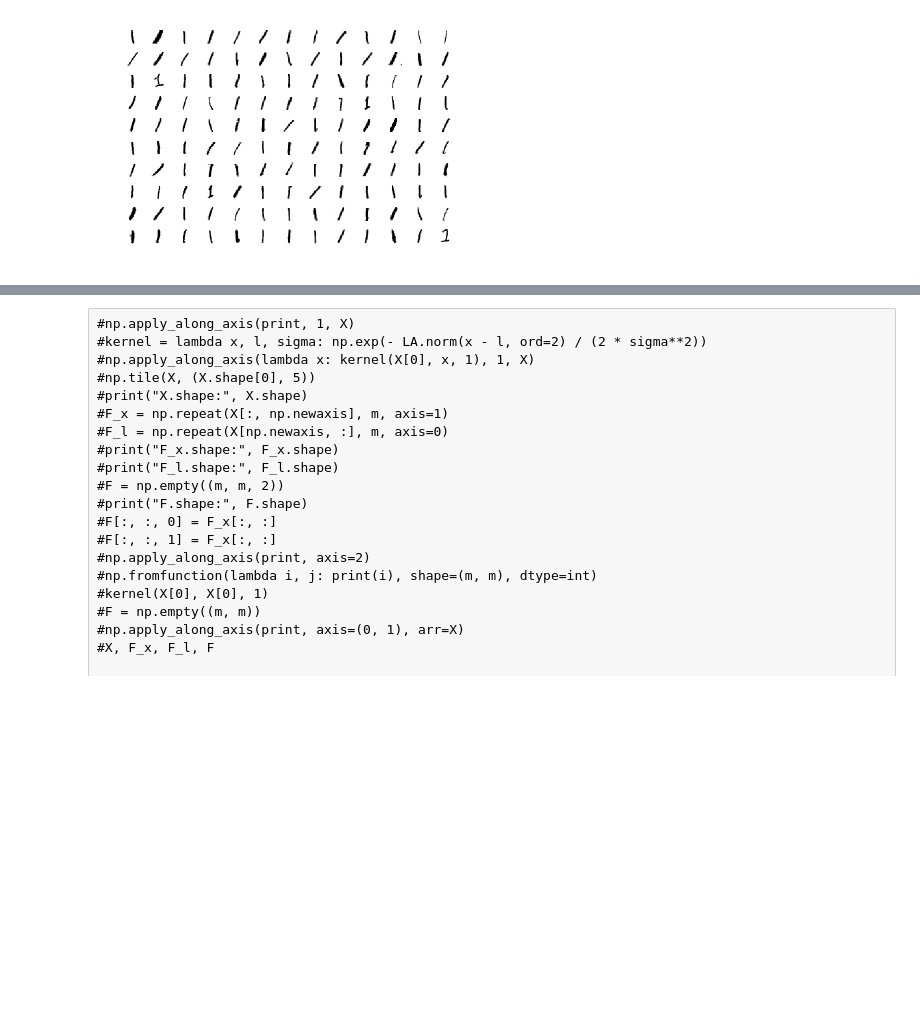
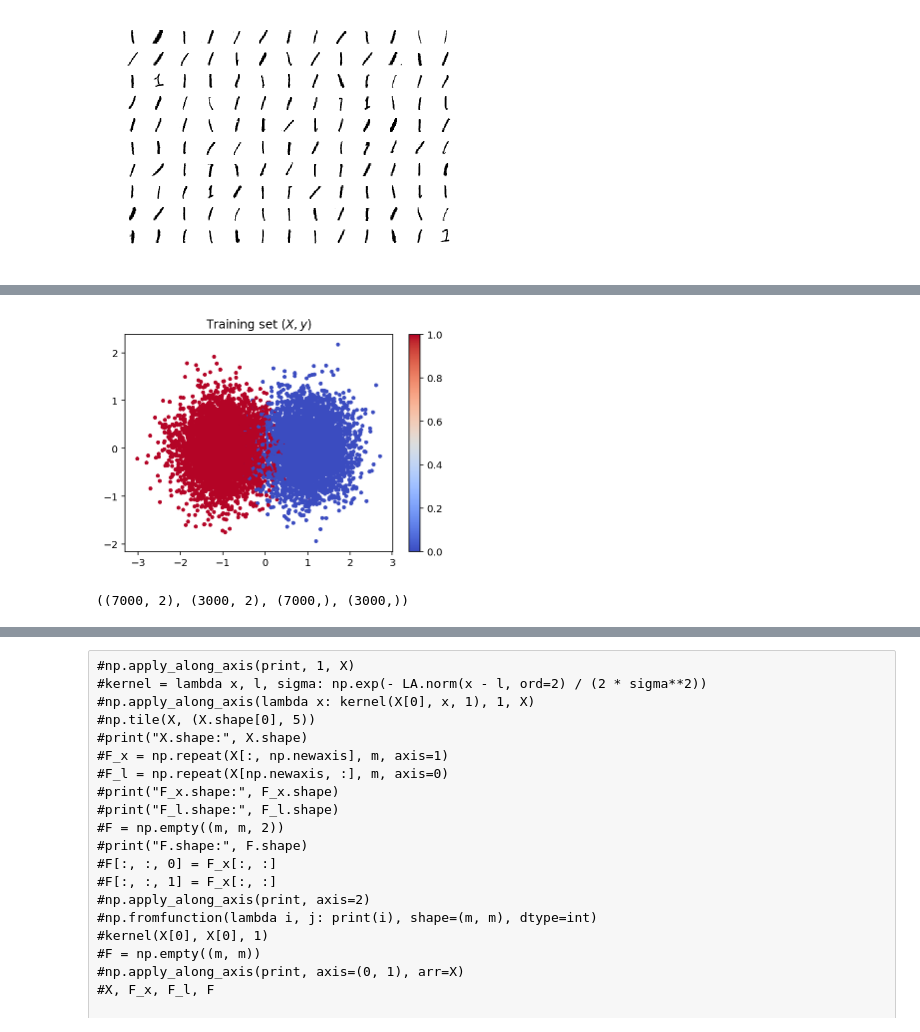
Before and after one commit to NIPE-SYSTEMS/support-vector-machine, a Jupyter notebook: Support Vector Machine.ipynb, the cells around one changed output, grey strips where cells are left out. Drawn from its saved outputs; the diff is of its cells as text; code cells hidden in the pictures; blank space fills up the shorter version.

```diff
--- a/Support Vector Machine.ipynb
+++ b/Support Vector Machine.ipynb
@@ -465,0 +485,37 @@ plt.show()
+# %%
+gaussian2d = lambda x, y, sigma, n: (np.random.normal(x, sigma, n), np.random.normal(y, sigma, n))
+
+m = 10000
+half_m = int(m / 2)
+sigma = 0.5
+
+X = np.concatenate((
+    np.array(gaussian2d(1, 0, sigma, half_m)).T,   # first half of the training set
+    np.array(gaussian2d(-1, 0, sigma, half_m)).T   # second half of the training set
+), axis=0)
+
+y = np.concatenate((
+    np.repeat(0, half_m), # setting results to 0
+    np.repeat(1, half_m)  # setting results to 1
+), axis=0)
+
+permutation = np.eye(m)
+np.random.shuffle(permutation)
+
+# permutate X and y with P
+X = np.matmul(permutation, X)
+y = np.matmul(permutation, y)
+
+plt.scatter(X[:, 0], X[:, 1], c=y, cmap=plt.cm.coolwarm, marker=".")
+plt.colorbar()
+plt.title("Training set $(X, y)$")
+plt.show()
+# %% [output]
+[figure, added]
+# %%
+X_train, X_test, y_train, y_test = sklearn.model_selection.train_test_split(
+    X, y, test_size=0.3, random_state=42, shuffle=True
+)
+X_train.shape, X_test.shape, y_train.shape, y_test.shape
+# %% [output]
+((7000, 2), (3000, 2), (7000,), (3000,))
```
Also changed, not shown: parts of 10 cells of this notebook.
